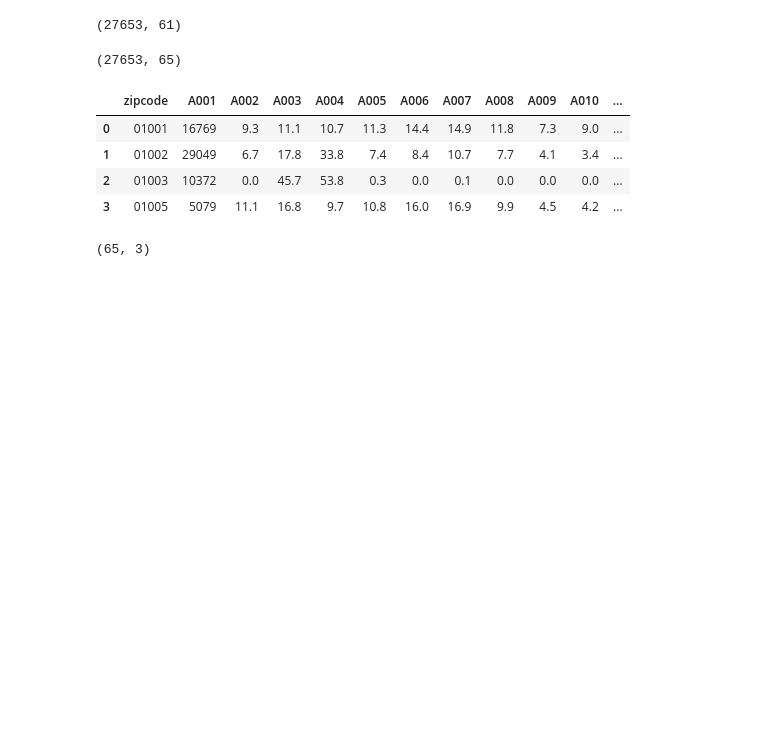
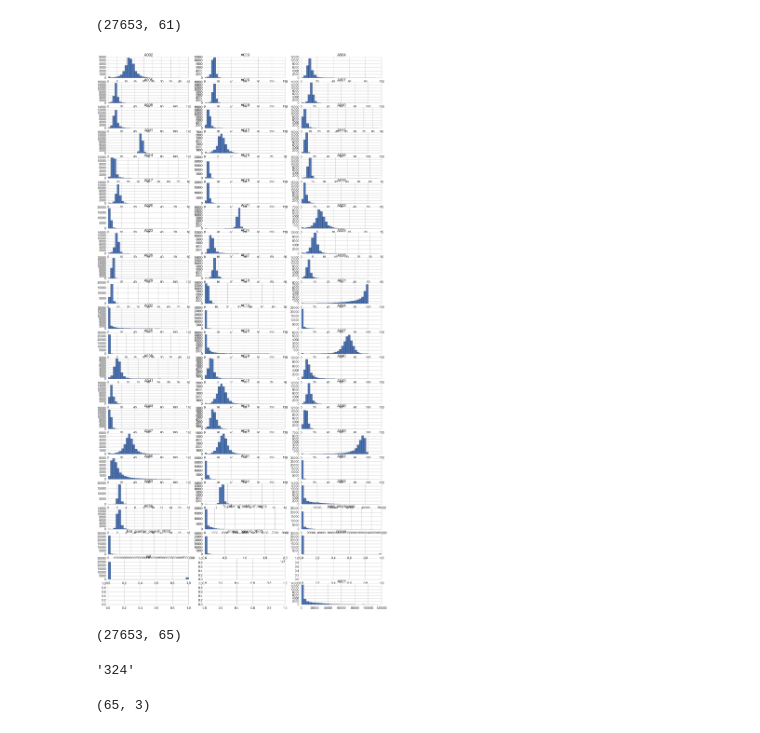
Before and after one commit to austinwu0/cs109-final-project, a Jupyter notebook: normalize_transform_features.ipynb, the cells around one changed output. Drawn from its saved outputs; the diff is of its cells as text; code cells hidden in the pictures; blank space fills up the shorter version.

Commit message:
plotting predictors

```diff
--- a/normalize_transform_features.ipynb
+++ b/normalize_transform_features.ipynb
@@ -62,18 +62,27 @@ all_features.shape
 # %%
 all_features = all_features.merge(prison, how='left', on='zipcode').fillna(0)
 all_features = all_features.merge(jail, how='left', on='zipcode').fillna(0)
+# %%
+all_features = all_features.astype('float')
+# %%
+features = all_features.columns[1:]
+
+f, ax = plt.subplots(ncols=3, nrows =22, figsize=(25,50))
+
+for i in xrange(len(features)):
+    plt.subplot(22,3,i)
+    ax = all_features[features[i]].hist(bins = 30)
+    ax.set_title(features[i])
+# %% [output]
+[figure, added]
 # %%
 all_features.shape
 # %% [output]
 (27653, 65)
-# %%
-all_features.head(4)
-# %% [output]
-|  | zipcode | A001 | A002 | A003 | A004 | A005 | A006 | A007 | A008 | A009 | A010 | ... |
-| 0 | 01001 | 16769 | 9.3 | 11.1 | 10.7 | 11.3 | 14.4 | 14.9 | 11.8 | 7.3 | 9.0 | ... |
-| 1 | 01002 | 29049 | 6.7 | 17.8 | 33.8 | 7.4 | 8.4 | 10.7 | 7.7 | 4.1 | 3.4 | ... |
-| 2 | 01003 | 10372 | 0.0 | 45.7 | 53.8 | 0.3 | 0.0 | 0.1 | 0.0 | 0.0 | 0.0 | ... |
-| 3 | 01005 | 5079 | 11.1 | 16.8 | 9.7 | 10.8 | 16.0 | 16.9 | 9.9 | 4.5 | 4.2 | ... |
+# %%
+all_features.iloc[10]['Number of establishments']
+# %% [output]
+'324'
 # %%
 all_features.head(3).values.T.shape
 # %% [output]
```
Also changed, not shown: 1 other file.
